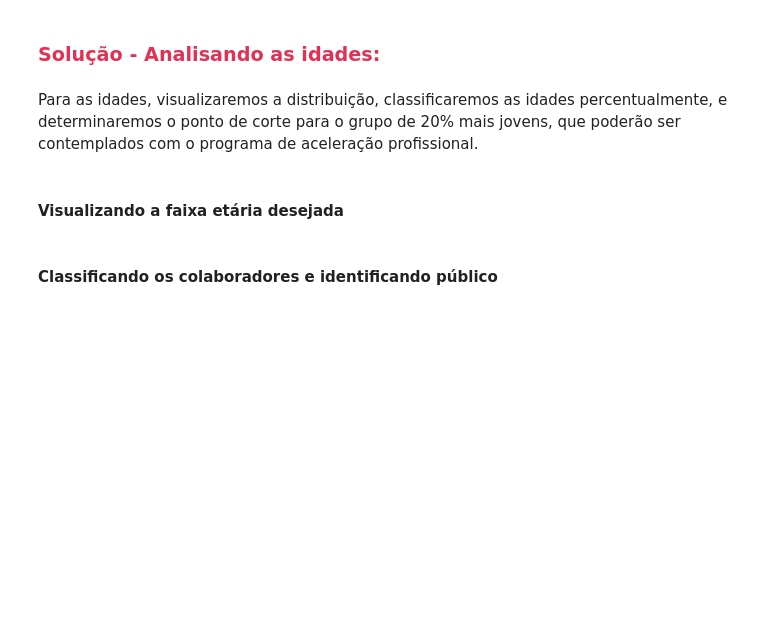
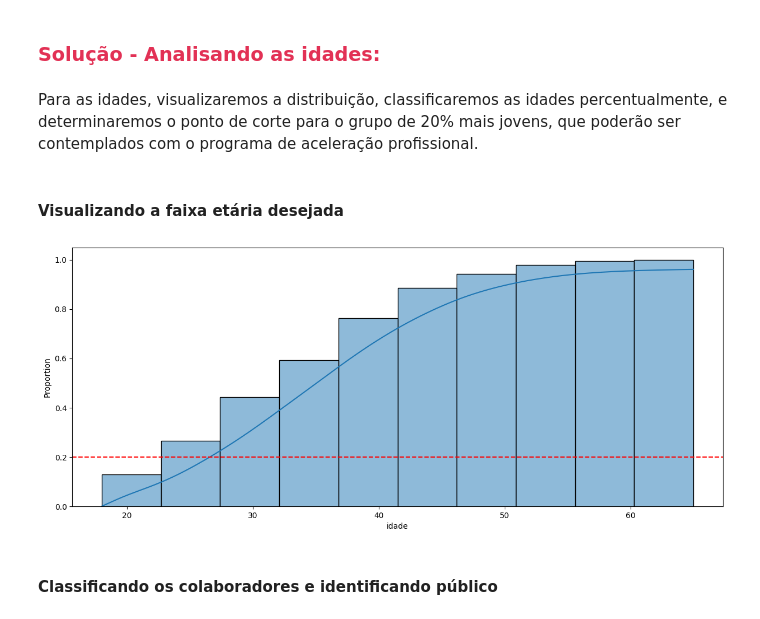
Before and after one commit to JhonCostaDev/oracle_one_alura, a Jupyter notebook: estatistica_ML/Projeto_Inicial_Estatística_com_Python_frequencias_e_medidas.ipynb, the cells around one changed output. Saved outputs shown, nothing was run; the diff lists cells and outputs as text; code cells hidden in the pictures; blank space fills up the shorter version.

```diff
--- a/estatistica_ML/Projeto_Inicial_Estatística_com_Python_frequencias_e_medidas.ipynb
+++ b/estatistica_ML/Projeto_Inicial_Estatística_com_Python_frequencias_e_medidas.ipynb
@@ -1387,5 +1462,13 @@ Como calcular e interpretar esses dados para repassar ao RH?
 Para as idades, visualizaremos a distribuição, classificaremos as idades percentualmente, e determinaremos o ponto de corte para o grupo de 20% mais jovens, que poderão ser contemplados com o programa de aceleração profissional.
 # %% [markdown]
 #### **Visualizando a faixa etária desejada**
+# %%
+plt.figure(figsize=(15,6))
+sns.histplot(data=colaboradores, x='idade', bins=10, cumulative=True, stat='proportion', kde=True)
+plt.axhline(0.20, color='red', linestyle='dashed')
+
+plt.show()
+# %% [output]
+[figure, added]
 # %% [markdown]
 #### **Classificando os colaboradores e identificando público**
```
Also changed, not shown: parts of 17 cells of this notebook, 3 other files.
